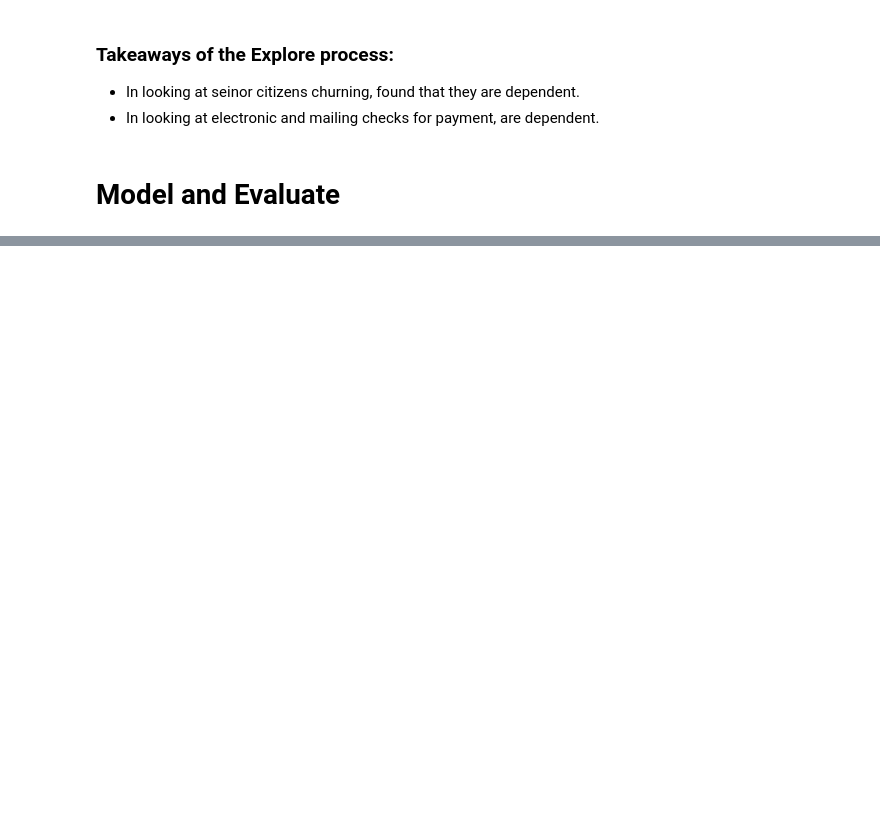
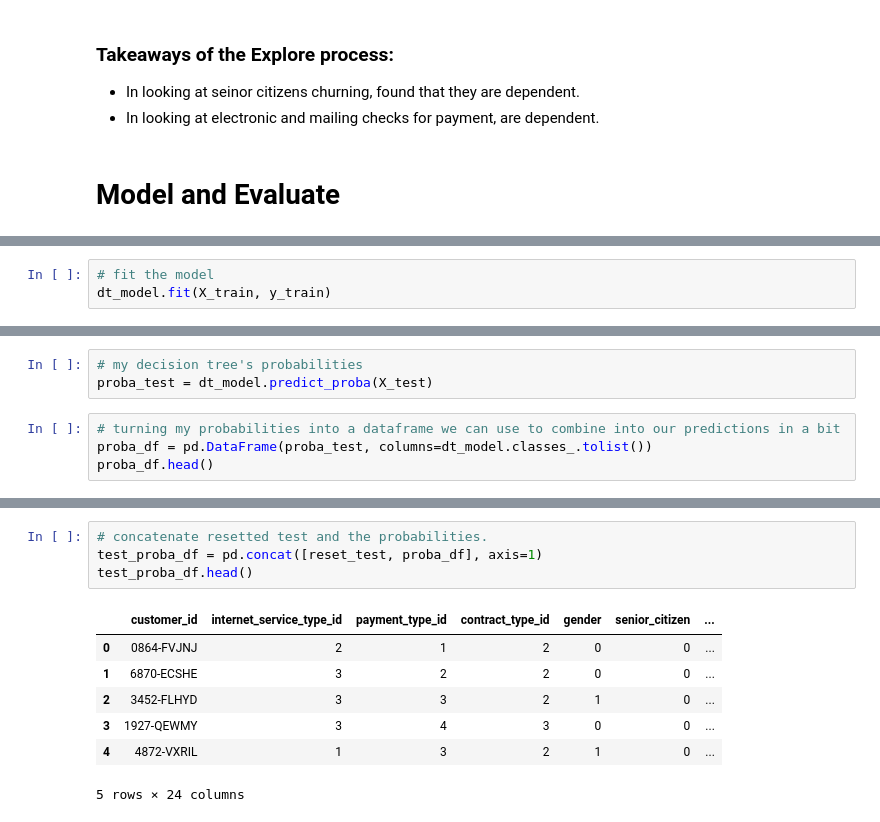
Before and after one commit to randyfrench/classification-project-telco, a Jupyter notebook: telco_churn_final.ipynb, the cells around one changed output, grey strips where cells are left out. Cells and saved outputs as stored; diff of their text form; blank space fills up the shorter version.

```diff
--- a/telco_churn_final.ipynb
+++ b/telco_churn_final.ipynb
@@ -401,0 +500,3 @@ The baseline accuracy is: 73.43%
+# %%
+# fit the model
+dt_model.fit(X_train, y_train)
@@ -401,0 +587,7 @@ The baseline accuracy is: 73.43%
+# %%
+# my decision tree's probabilities
+proba_test = dt_model.predict_proba(X_test)
+# %%
+# turning my probabilities into a dataframe we can use to combine into our predictions in a bit
+proba_df = pd.DataFrame(proba_test, columns=dt_model.classes_.tolist())
+proba_df.head()
@@ -401,0 +613,12 @@ The baseline accuracy is: 73.43%
+# %%
+# concatenate resetted test and the probabilities.
+test_proba_df = pd.concat([reset_test, proba_df], axis=1)
+test_proba_df.head()
+# %% [output]
+|  | customer_id | internet_service_type_id | payment_type_id | contract_type_id | gender | senior_citizen | ... |
+| 0 | 0864-FVJNJ | 2 | 1 | 2 | 0 | 0 | ... |
+| 1 | 6870-ECSHE | 3 | 2 | 2 | 0 | 0 | ... |
+| 2 | 3452-FLHYD | 3 | 3 | 2 | 1 | 0 | ... |
+| 3 | 1927-QEWMY | 3 | 4 | 3 | 0 | 0 | ... |
+| 4 | 4872-VXRIL | 1 | 3 | 2 | 1 | 0 | ... |
+5 rows × 24 columns
```
Also changed, not shown: parts of 57 cells of this notebook, 4 other files.
